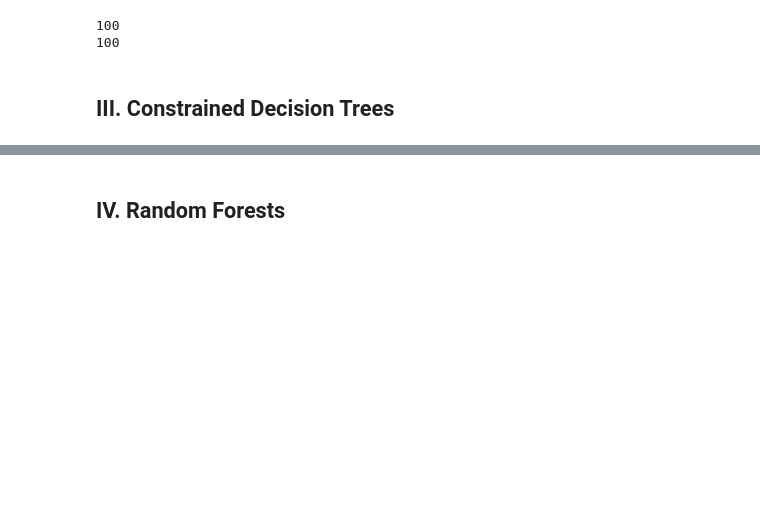
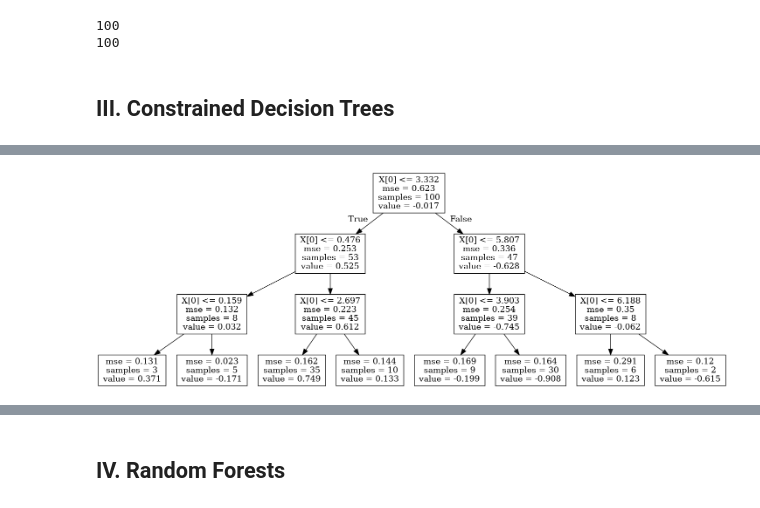
Before and after one commit to cedricsoares/elite_data_science, a Jupyter notebook: 4 - Workbook - Complexity Overload.ipynb, the cells around one changed output, grey strips where cells are left out. Drawn from its saved outputs; the diff is of its cells as text; code cells hidden in the pictures; blank space fills up the shorter version.

```diff
--- a/4 - Workbook - Complexity Overload.ipynb
+++ b/4 - Workbook - Complexity Overload.ipynb
@@ -150,0 +156,4 @@ print( np.sum( model.tree_.children_right == -1 ) )
+# %%
+plot_and_save_decision_tree(model2, 'tree_graph_2.png')
+# %% [output]
+[figure, added]
```
Also changed, not shown: parts of 10 cells of this notebook, 5 other files.
